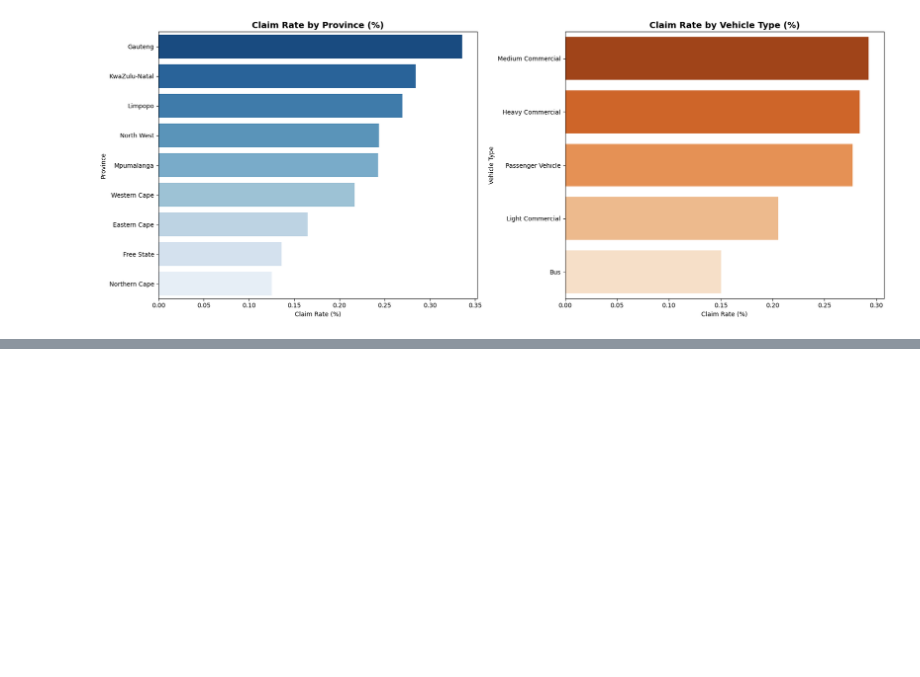
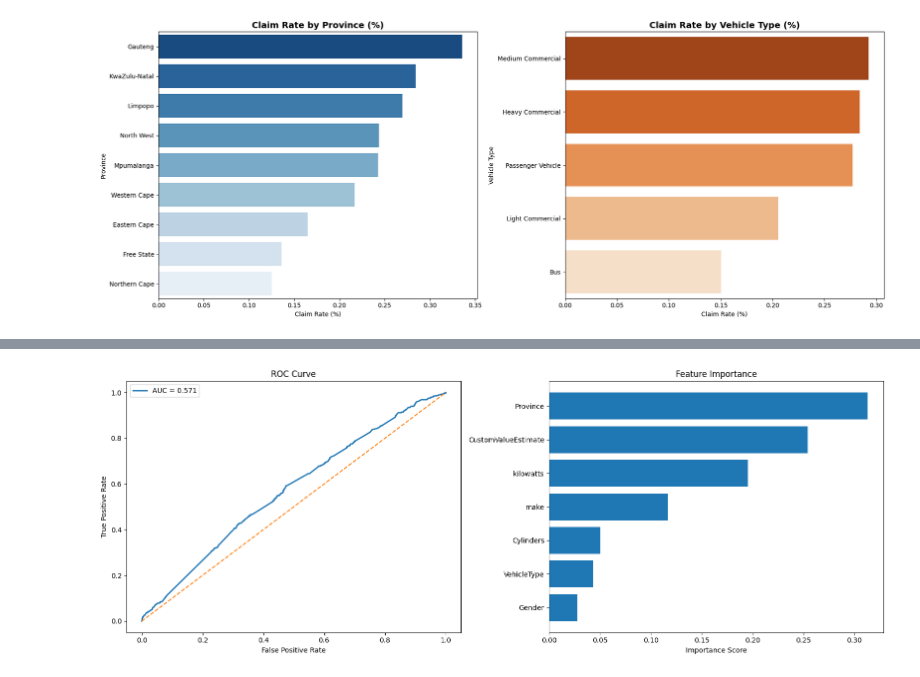
Before and after one commit to edent4313-star/insurance-risk-analytics, a Jupyter notebook: notebooks/Task_1.ipynb, the cells around one changed output, grey strips where cells are left out. Drawn from its saved outputs; the diff is of its cells as text; code cells hidden in the pictures; blank space fills up the shorter version.

```diff
--- a/notebooks/Task_1.ipynb
+++ b/notebooks/Task_1.ipynb
@@ -614,0 +1140,14 @@ plt.show()
+# %%
+from sklearn.metrics import roc_auc_score, classification_report
+
+# Use the function you already wrote!
+# It handles the RandomForestClassifier and .fit() for you.
+model, X_test, y_test, predictions, accuracy = train_claim_classifier(X, y_clf)
+
+# Calculate ROC-AUC
+y_pred_prob = model.predict_proba(X_test)[:, 1]
+roc_auc = roc_auc_score(y_test, y_pred_prob)
+
+print(f"Random Forest ROC-AUC: {roc_auc:.4f}")
+print("\nClassification Report:\n")
+print(classification_report(y_test, predictions))
@@ -614,0 +1178,86 @@ plt.show()
+# %%
+# ROC Curve and Feature Importance
+from sklearn.metrics import roc_curve
+fig, axes = plt.subplots(
+    1,
+    2,
+    figsize=(16, 6)
+)
+
+
+# ==========================================
+# ROC Curve
+# ==========================================
+
+fpr, tpr, _ = roc_curve(
+    y_test_clf,
+    y_pred_prob
+)
+
+axes[0].plot(
+    fpr,
+    tpr,
+    lw=2,
+    label=f'AUC = {roc_auc:.3f}'
+)
+
+axes[0].plot(
+    [0, 1],
+    [0, 1],
+    linestyle='--'
+)
+
+axes[0].set_title(
+    'ROC Curve'
+)
+
+axes[0].set_xlabel(
+    'False Positive Rate'
+)
+
+axes[0].set_ylabel(
+    'True Positive Rate'
+)
+
+axes[0].legend()
+
+
+# ==========================================
+# Feature Importance
+# ==========================================
+
+importances = clf_model.feature_importances_
+
+# This uses the feature names the model actually stored when it was trained
+if hasattr(clf_model, "feature_names_in_"):
+    model_features = clf_model.feature_names_in_
+else:
+    # Fallback if scikit-learn is an older version
+    model_features = X_train.columns
+
+feat_imp = pd.DataFrame({
+    'Feature': model_features,
+    'Importance': importances
+}).sort_values('Importance', ascending=True)
+
+axes[1].barh(
+
+    feat_imp['Feature'],
+
+    feat_imp['Importance']
+)
+
+axes[1].set_title(
+    'Feature Importance'
+)
+
+axes[1].set_xlabel(
+    'Importance Score'
+)
+
+
+plt.tight_layout()
+
+plt.show()
+# %% [output]
+[figure, added]
```
Also changed, not shown: parts of 46 cells of this notebook, 3 other files.
